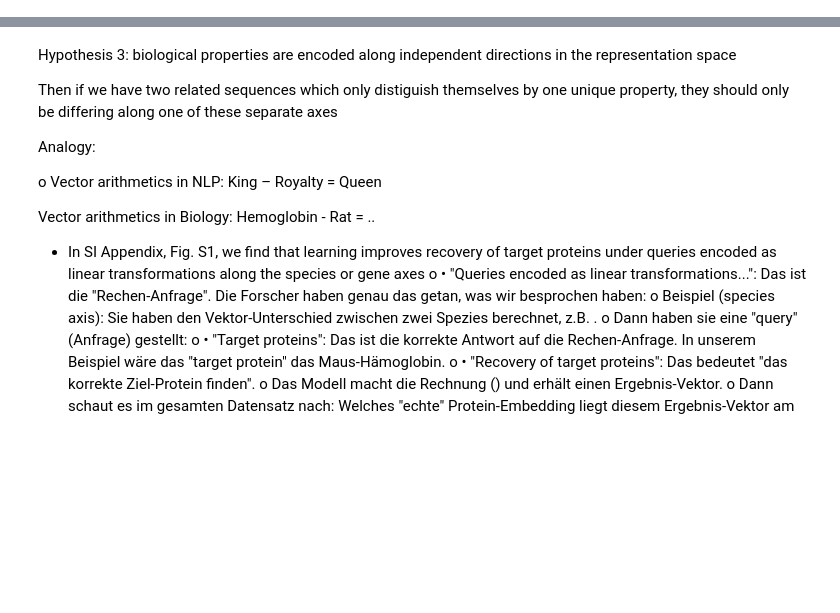
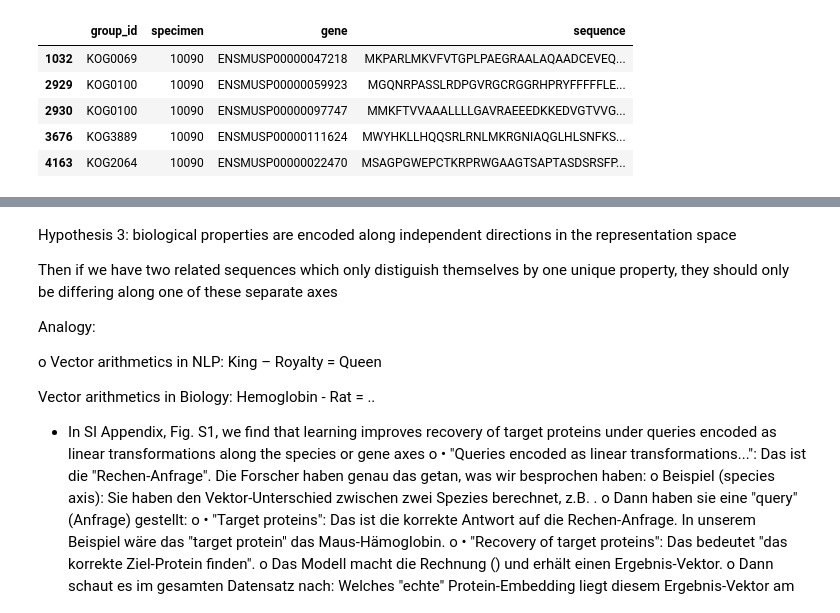
Before and after one commit to dgloukhman/unsupervised-learning-in-biology, a Jupyter notebook: experiments/Experiment_2.ipynb, the cells around one changed output, grey strips where cells are left out. Cells and saved outputs as stored; diff of their text form; code cells hidden in the pictures; blank space fills up the shorter version.

```diff
--- a/experiments/Experiment_2.ipynb
+++ b/experiments/Experiment_2.ipynb
@@ -107,0 +100,27 @@ Anzahl geladener Sequenzen: 34
+# %%
+# Chicken (Gallus gallus)
+# TaxID: 9031
+mask_chicken = data_df['specimen'] == "9031"
+data_df[mask_chicken]
+
+# Human (Homo sapiens)
+# TaxID: 9606
+mask_human = data_df['specimen'] == "9606"
+data_df[mask_human]
+
+# Chimpanzee (Pan troglodytes)
+# TaxID: 9598
+mask_chimpanzee = data_df['specimen'] == "9598"
+data_df[mask_chimpanzee]
+
+# Mouse (Mus musculus)
+# TaxID: 10090
+mask_mouse = data_df['specimen'] == "10090"
+data_df[mask_mouse]
+# %% [output]
+|  | group_id | specimen | gene | sequence |
+| 1032 | KOG0069 | 10090 | ENSMUSP00000047218 | MKPARLMKVFVTGPLPAEGRAALAQAADCEVEQ... |
+| 2929 | KOG0100 | 10090 | ENSMUSP00000059923 | MGQNRPASSLRDPGVRGCRGGRHPRYFFFFFLE... |
+| 2930 | KOG0100 | 10090 | ENSMUSP00000097747 | MMKFTVVAAALLLLGAVRAEEEDKKEDVGTVVG... |
+| 3676 | KOG3889 | 10090 | ENSMUSP00000111624 | MWYHKLLHQQSRLRNLMKRGNIAQGLHLSNFKS... |
+| 4163 | KOG2064 | 10090 | ENSMUSP00000022470 | MSAGPGWEPCTKRPRWGAAGTSAPTASDSRSFP... |
```
Also changed, not shown: parts of 31 cells of this notebook, 4 other files.
